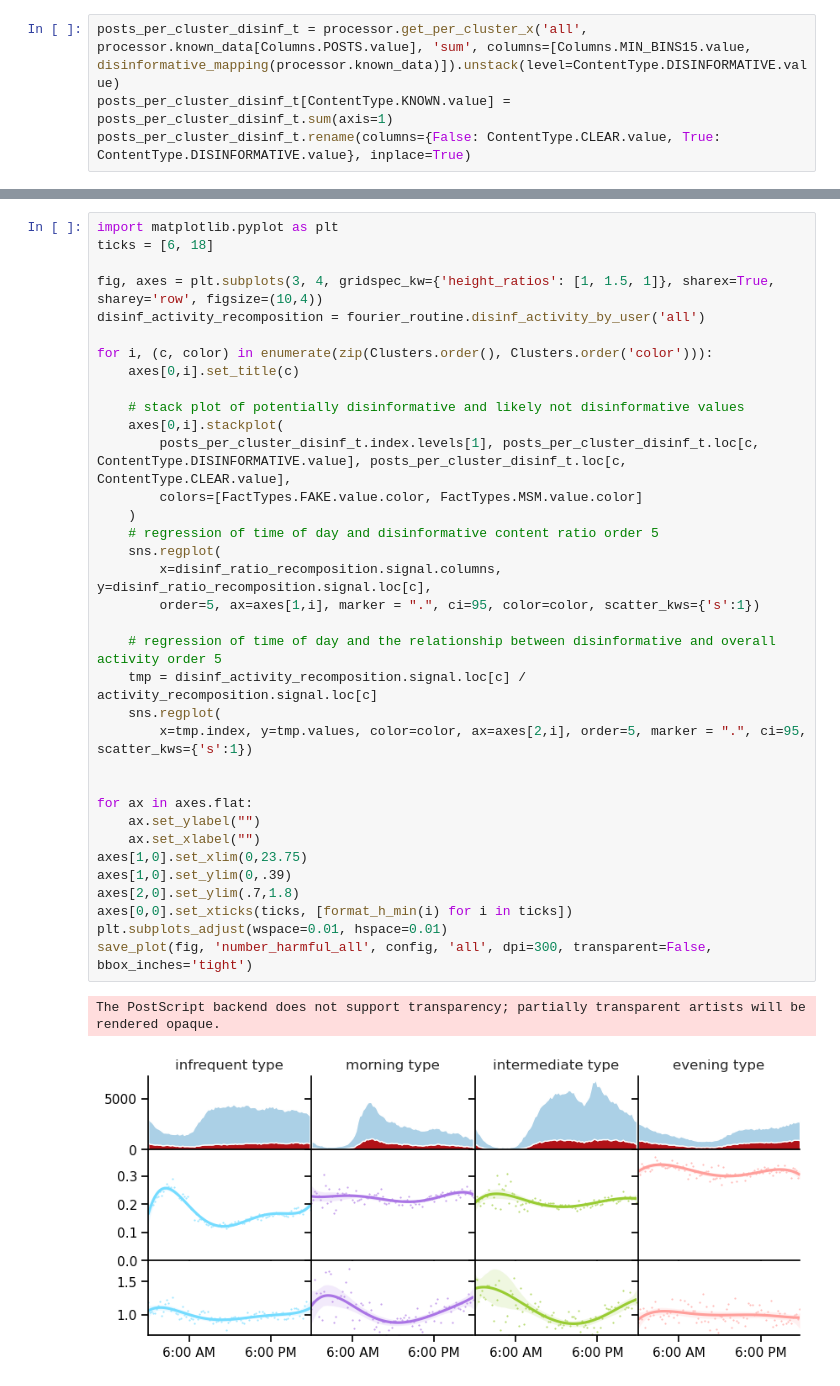
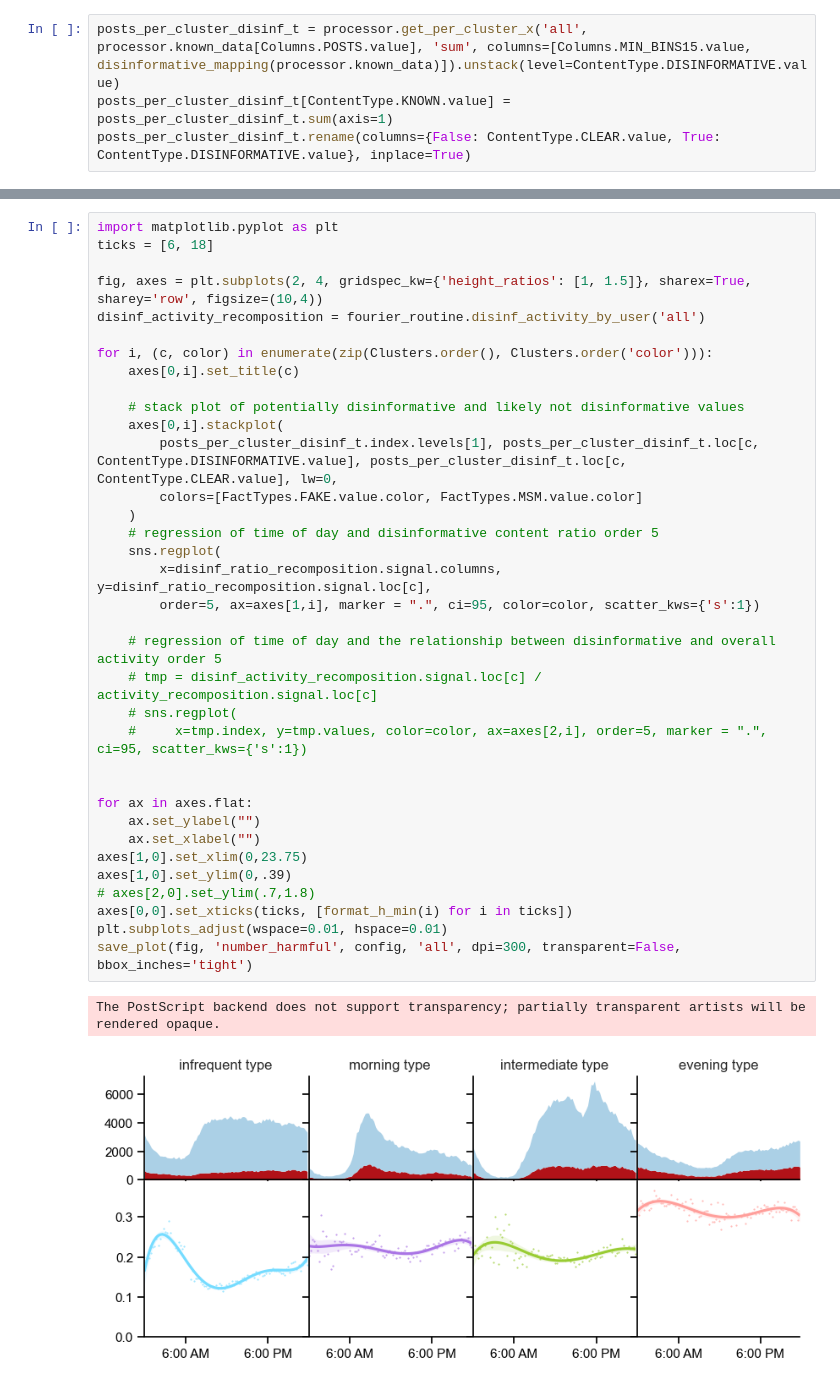
Before and after one commit to estockinger/diurnal-misinformation, a Jupyter notebook: notebooks/Italy_analysis.ipynb, the cells around one changed output, grey strips where cells are left out. Saved outputs shown, nothing was run; the diff lists cells and outputs as text.

```diff
--- a/notebooks/Italy_analysis.ipynb
+++ b/notebooks/Italy_analysis.ipynb
@@ -393,38 +395,38 @@ g.map_dataframe(sns.lineplot, x=Columns.MIN_BINS15.value, y=ContentType.DISINFOR
 # %%
 import matplotlib.pyplot as plt
 ticks = [6, 18]
 
-fig, axes = plt.subplots(3, 4, gridspec_kw={'height_ratios': [1, 1.5, 1]}, sharex=True, sharey='row', figsize=(10,4))
+fig, axes = plt.subplots(2, 4, gridspec_kw={'height_ratios': [1, 1.5]}, sharex=True, sharey='row', figsize=(10,4))
 disinf_activity_recomposition = fourier_routine.disinf_activity_by_user('all')
 
 for i, (c, color) in enumerate(zip(Clusters.order(), Clusters.order('color'))):
     axes[0,i].set_title(c)
 
     # stack plot of potentially disinformative and likely not disinformative values
     axes[0,i].stackplot(
-        posts_per_cluster_disinf_t.index.levels[1], posts_per_cluster_disinf_t.loc[c, ContentType.DISINFORMATIVE.value], posts_per_cluster_disinf_t.loc[c, ContentType.CLEAR.value],
+        posts_per_cluster_disinf_t.index.levels[1], posts_per_cluster_disinf_t.loc[c, ContentType.DISINFORMATIVE.value], posts_per_cluster_disinf_t.loc[c, ContentType.CLEAR.value], lw=0,
         colors=[FactTypes.FAKE.value.color, FactTypes.MSM.value.color]
     )
     # regression of time of day and disinformative content ratio order 5
     sns.regplot(
         x=disinf_ratio_recomposition.signal.columns, y=disinf_ratio_recomposition.signal.loc[c],
         order=5, ax=axes[1,i], marker = ".", ci=95, color=color, scatter_kws={'s':1})
 
     # regression of time of day and the relationship between disinformative and overall activity order 5
-    tmp = disinf_activity_recomposition.signal.loc[c] / activity_recomposition.signal.loc[c]
-    sns.regplot(
-        x=tmp.index, y=tmp.values, color=color, ax=axes[2,i], order=5, marker = ".", ci=95, scatter_kws={'s':1})
+    # tmp = disinf_activity_recomposition.signal.loc[c] / activity_recomposition.signal.loc[c]
+    # sns.regplot(
+    #     x=tmp.index, y=tmp.values, color=color, ax=axes[2,i], order=5, marker = ".", ci=95, scatter_kws={'s':1})
 
 
 for ax in axes.flat:
     ax.set_ylabel("")
     ax.set_xlabel("")
 axes[1,0].set_xlim(0,23.75)
 axes[1,0].set_ylim(0,.39)
-axes[2,0].set_ylim(.7,1.8)
+# axes[2,0].set_ylim(.7,1.8)
 axes[0,0].set_xticks(ticks, [format_h_min(i) for i in ticks])
 plt.subplots_adjust(wspace=0.01, hspace=0.01)
-save_plot(fig, 'number_harmful_all', config, 'all', dpi=300, transparent=False, bbox_inches='tight')
+save_plot(fig, 'number_harmful', config, 'all', dpi=300, transparent=False, bbox_inches='tight')
 # %% [output]
 The PostScript backend does not support transparency; partially transparent artists will be rendered opaque.
-[figure, old version]
+[figure, new version]
```
Also changed, not shown: parts of 3 cells of this notebook, 8 other files.
